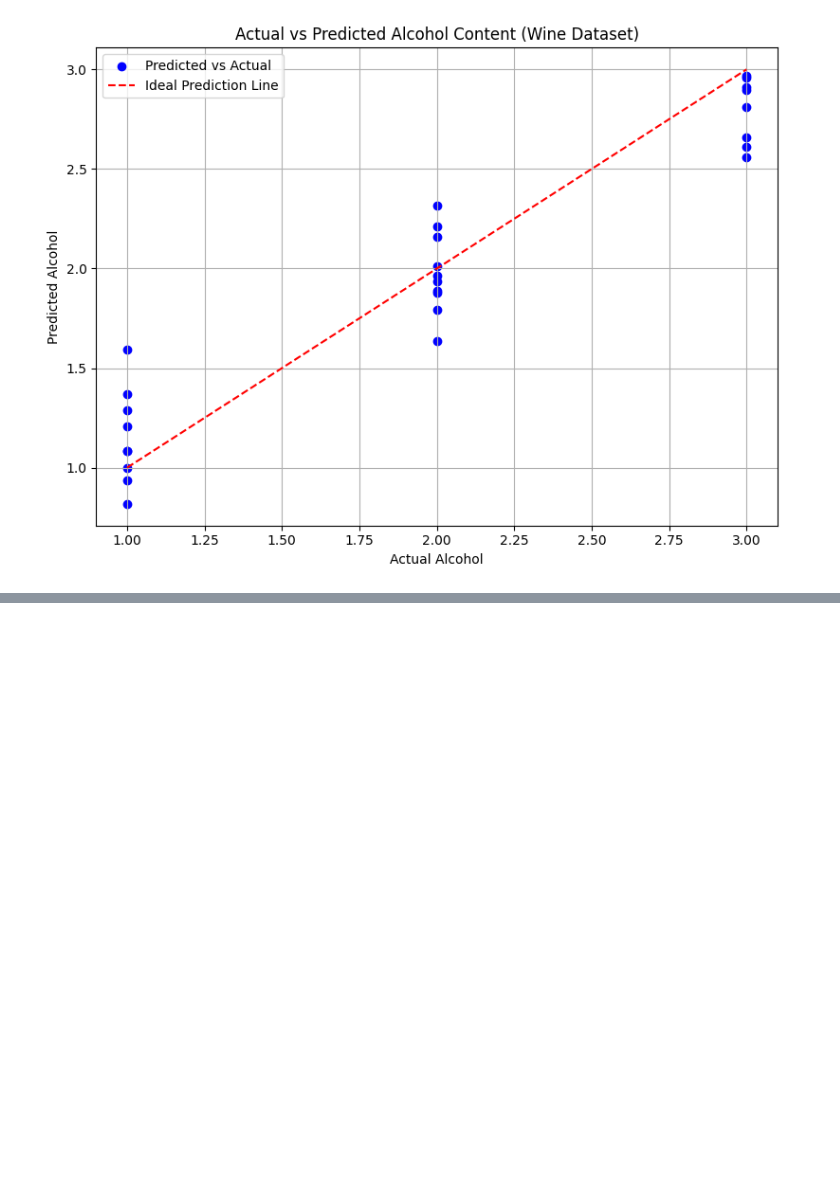
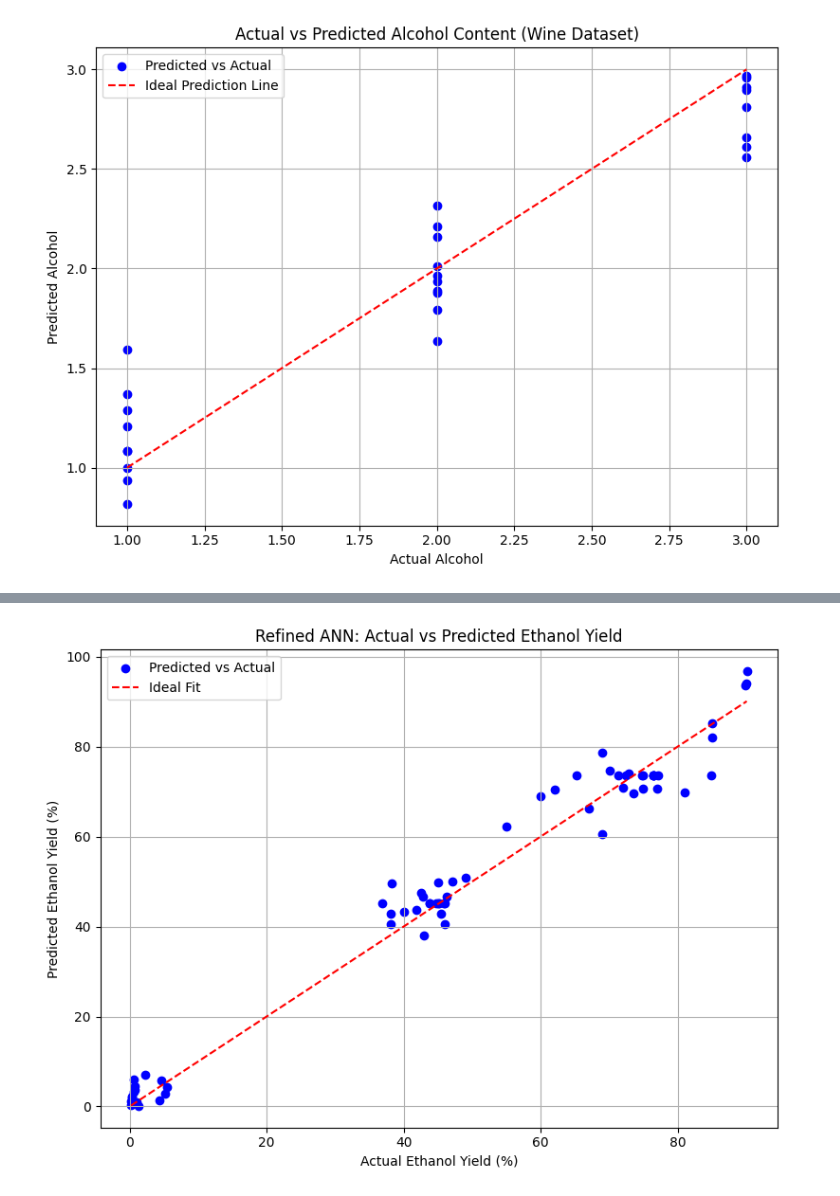
Before and after one commit to DiptiMishra11/Ethanol-ANN-model, a Jupyter notebook: OJT_ANN_model.ipynb, the cells around one changed output, grey strips where cells are left out. Drawn from its saved outputs; the diff is of its cells as text; code cells hidden in the pictures; blank space fills up the shorter version.

```diff
--- a/OJT_ANN_model.ipynb
+++ b/OJT_ANN_model.ipynb
@@ -475,0 +475,82 @@ Mean Squared Error: 0.0578
+# %%
+##TESTING OF EXTRACTED DATASET
+
+
+# STEP 1: Import Libraries
+import pandas as pd
+import numpy as np
+from sklearn.preprocessing import MinMaxScaler, LabelEncoder
+from tensorflow.keras.models import Sequential
+from tensorflow.keras.layers import Dense
+import matplotlib.pyplot as plt
+
+# STEP 2: Load Data
+df_new = pd.read_csv("/content/extracted data csv.csv")
+df_new.columns = df_new.columns.str.strip()
+
+# STEP 3: Clean pH column
+df_new['pH'] = df_new['pH'].astype(str).str.extract(r'(\d+\.?\d*)')
+df_new['pH'] = pd.to_numeric(df_new['pH'], errors='coerce')
+
+# STEP 4: Drop unusable or incomplete columns
+df_model = df_new.drop(columns=['Solid_Loading_%', 'Ethanol_Conc_g_L'])
+df_model = df_model.dropna(subset=['Ethanol_Yield_%', 'pH', 'Temperature_C'])
+
+# STEP 5: Label encode categorical columns
+label_encoders = {}
+for col in ['Inoculum', 'Substrate', 'Fermentation_Type']:
+    le = LabelEncoder()
+    df_model[col] = le.fit_transform(df_model[col].astype(str))
+    label_encoders[col] = le
+
+# STEP 6: Prepare input (X) and output (y)
+X = df_model.drop(columns=['Ethanol_Yield_%'])
+y = df_model[['Ethanol_Yield_%']]
+
+# STEP 7: Normalize input and output
+scaler_X = MinMaxScaler()
+scaler_y = MinMaxScaler()
+
+X_scaled = scaler_X.fit_transform(X)
+y_scaled = scaler_y.fit_transform(y)
+
+# Save normalized input + output to CSV
+normalized_df = pd.DataFrame(X_scaled, columns=X.columns)
+normalized_df['Ethanol_Yield_%'] = y.reset_index(drop=True)
+normalized_df.to_csv("Normalized_dataset.csv", index=False)
+
+
+# STEP 8: Build and train ANN
+model = Sequential([
+    Dense(8, input_dim=X_scaled.shape[1], activation='relu'),
+    Dense(10, activation='relu'),
+    Dense(1, activation='linear')
+])
+model.compile(optimizer='adam', loss='mse')
+model.fit(X_scaled, y_scaled, epochs=300, batch_size=4, verbose=0)
+
+# STEP 9: Predict and inverse transform output
+y_pred_scaled = model.predict(X_scaled)
+y_pred = scaler_y.inverse_transform(y_pred_scaled)
+
+# STEP 10: Performance Evaluation
+r2 = r2_score(y, y_pred)
+mse = mean_squared_error(y, y_pred)
+mae = mean_absolute_error(y, y_pred)
+
+print(f"🔹 R² Score: {r2:.4f}")
+print(f"🔹 Mean Squared Error (MSE): {mse:.4f}")
+print(f"🔹 Mean Absolute Error (MAE): {mae:.4f}")
+
+# STEP 11: Plot Actual vs Predicted
+plt.figure(figsize=(8, 6))
+plt.scatter(y, y_pred, color='blue', label='Predicted vs Actual')
+plt.plot([y.min(), y.max()], [y.min(), y.max()], 'r--', label='Ideal Fit')
+plt.xlabel("Actual Ethanol Yield (%)")
+plt.ylabel("Predicted Ethanol Yield (%)")
+plt.title("Refined ANN: Actual vs Predicted Ethanol Yield")
+plt.legend()
+plt.grid(True)
+plt.tight_layout()
+plt.show()
+# %% [output]
@@ -475,0 +561 @@ Mean Squared Error: 0.0578
+[figure, added]
```
Also changed, not shown: parts of 4 cells of this notebook.
